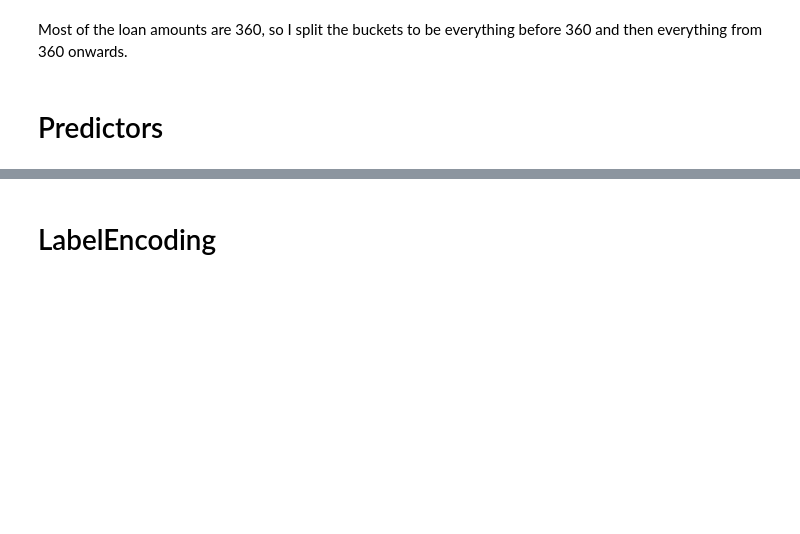
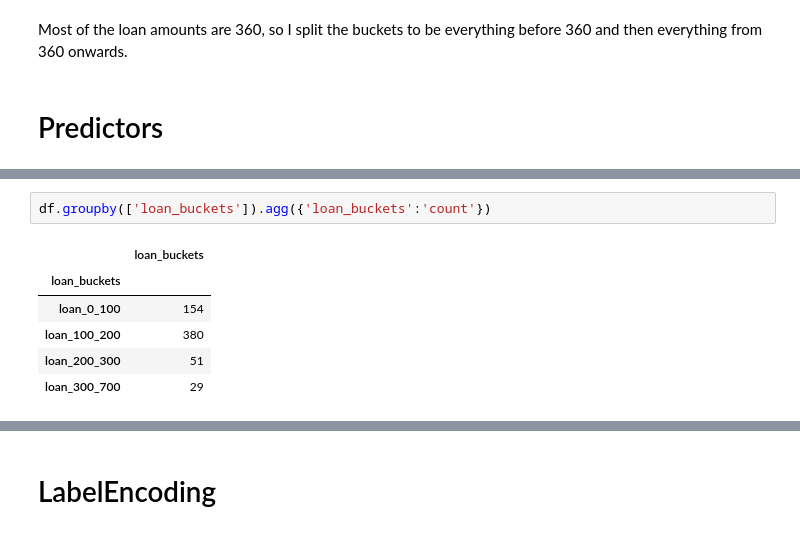
Before and after one commit to mencer456/Assignment3-Classification, a Jupyter notebook: Assignment3-Classification.ipynb, the cells around one changed output, grey strips where cells are left out. Saved outputs shown, nothing was run; the diff lists cells and outputs as text; blank space fills up the shorter version.

```diff
--- a/Assignment3-Classification.ipynb
+++ b/Assignment3-Classification.ipynb
@@ -385,0 +456,9 @@ Most of the loan amounts are 360, so I split the buckets to be everything before
+# %%
+df.groupby(['loan_buckets']).agg({'loan_buckets':'count'})
+# %% [output]
+|  | loan_buckets |
+| loan_buckets |  |
+| loan_0_100 | 154 |
+| loan_100_200 | 380 |
+| loan_200_300 | 51 |
+| loan_300_700 | 29 |
```
Also changed, not shown: parts of 20 cells of this notebook.
